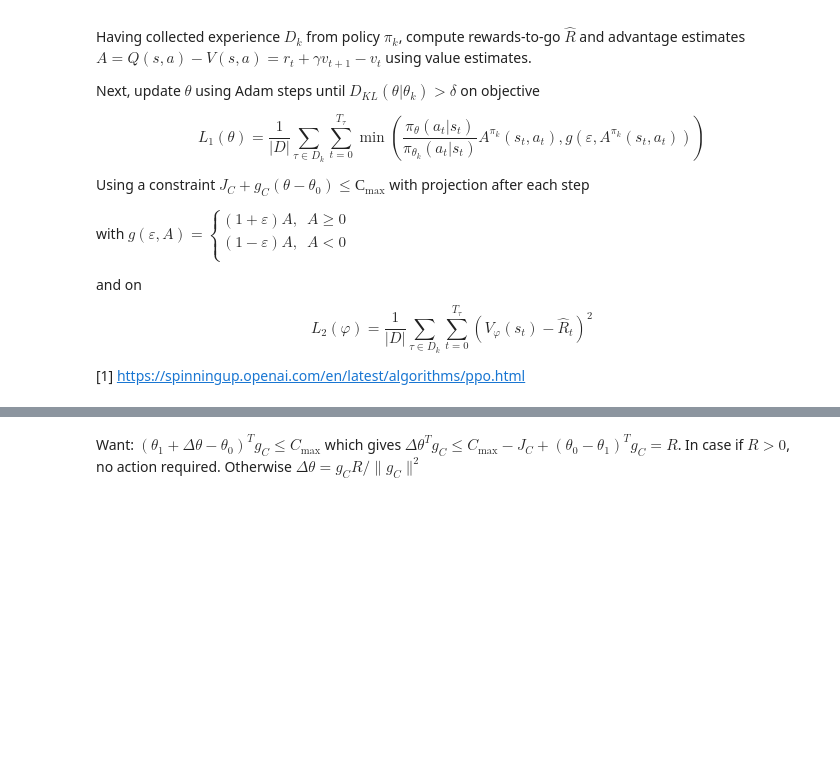
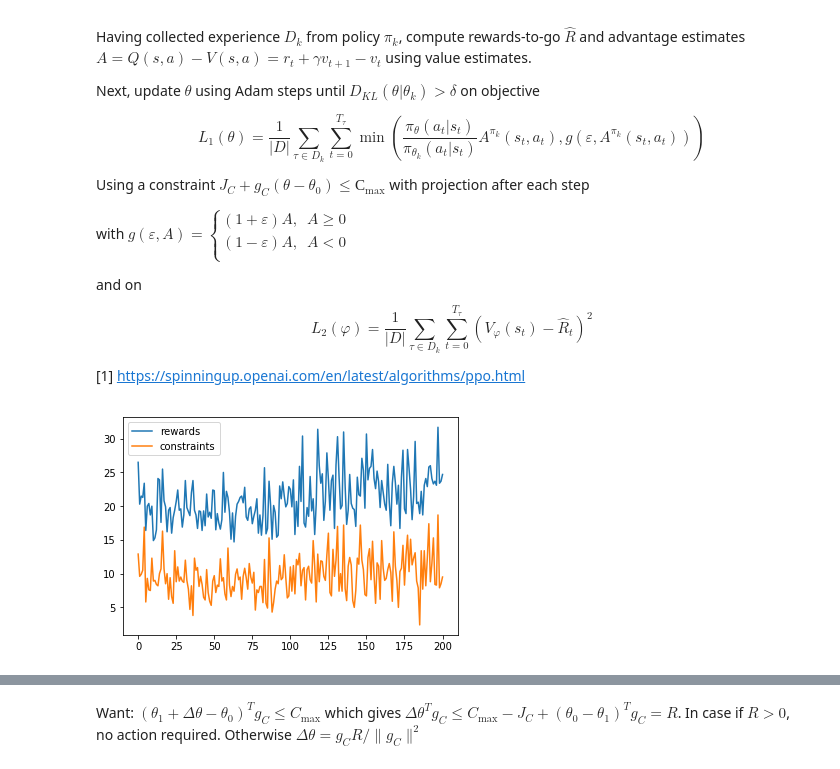
Before and after one commit to sergeivolodin/SafeContinuousStateRL, a Jupyter notebook: cartpole_safety_sppo.ipynb, the cells around one changed output, grey strips where cells are left out. Saved outputs shown, nothing was run; the diff lists cells and outputs as text; code cells hidden in the pictures; blank space fills up the shorter version.

Commit message:
Confirm PPO convergence with batch

```diff
--- a/cartpole_safety_sppo.ipynb
+++ b/cartpole_safety_sppo.ipynb
@@ -27,0 +37,4 @@ $$
+# %%
+test_convergence_unsafe()
+# %% [output]
+[figure, added]
```
Also changed, not shown: parts of 30 cells of this notebook, 4 other files.
